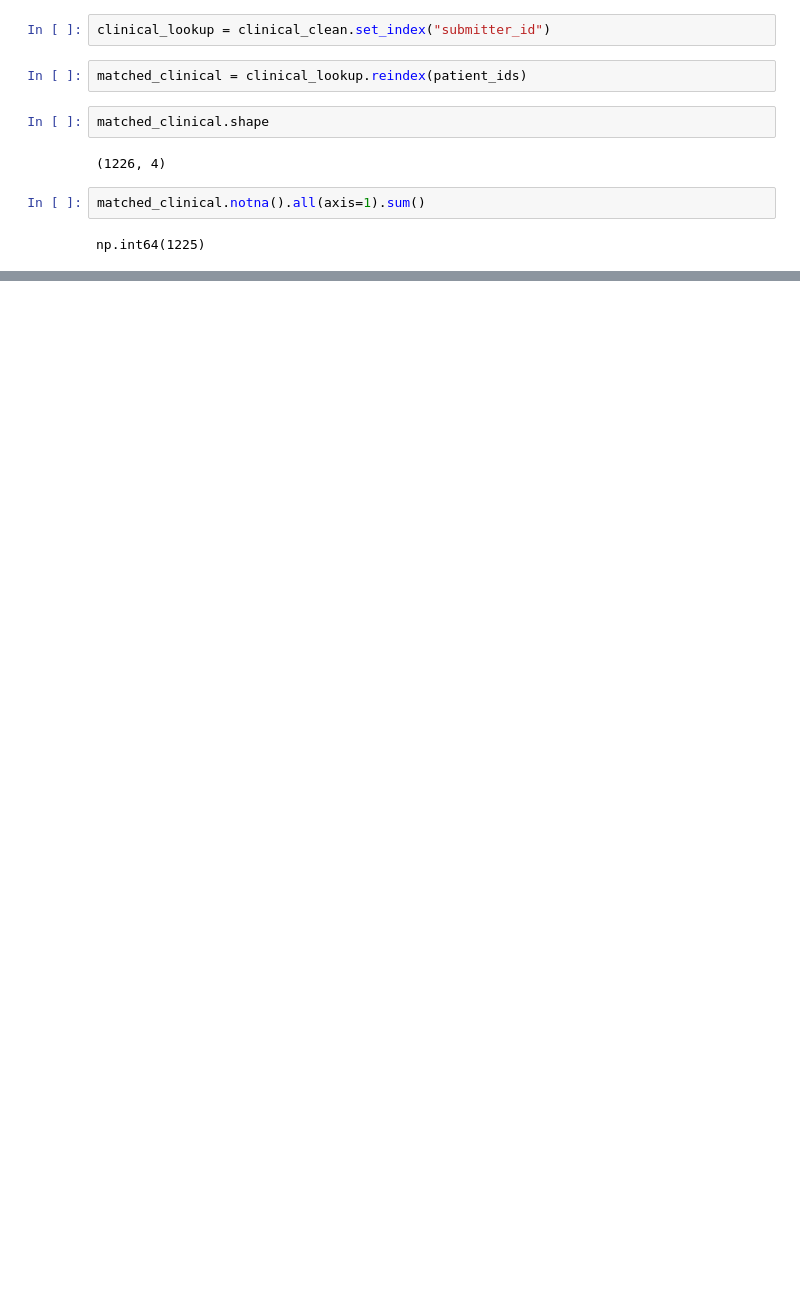
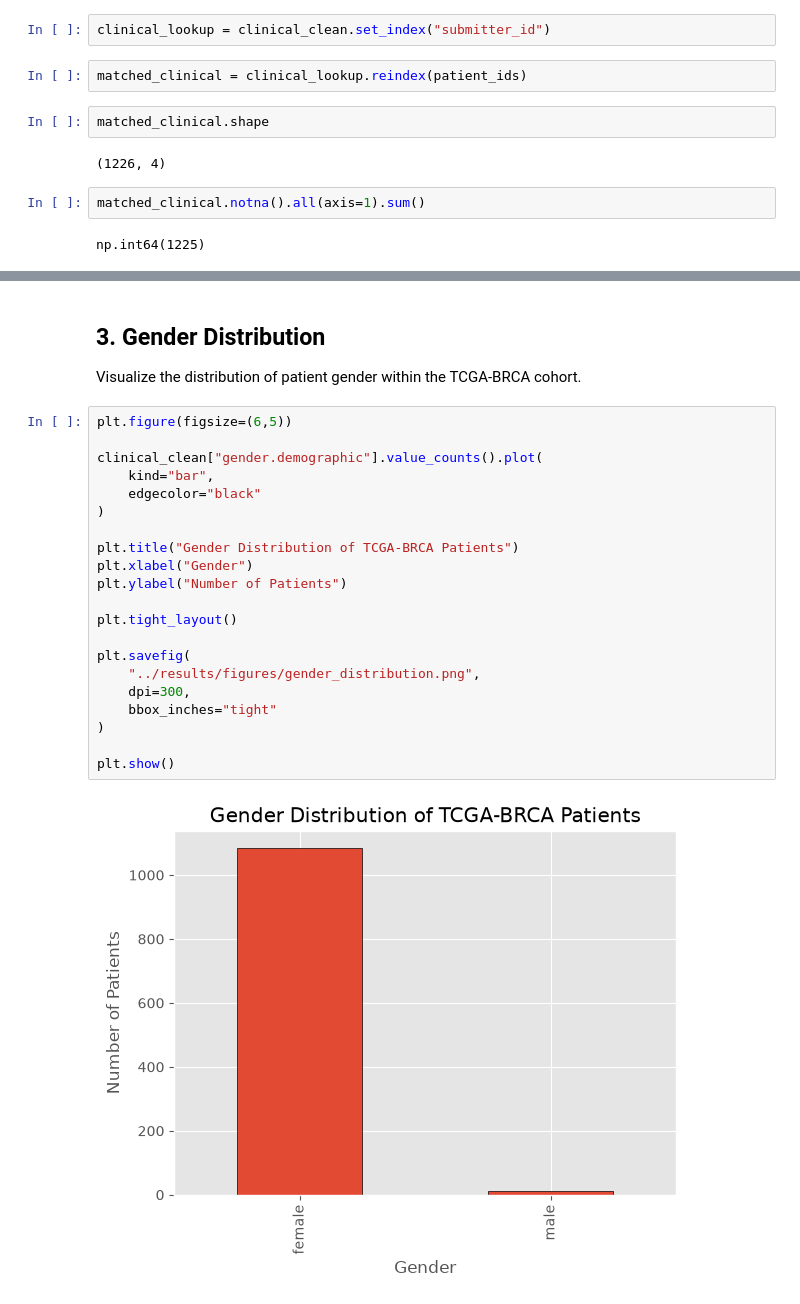
Before and after one commit to palrabheru/tcga-biomarker-discovery, a Jupyter notebook: notebooks/biomarker_analysis.ipynb, the cells around one changed output, grey strips where cells are left out. Saved outputs shown, nothing was run; the diff lists cells and outputs as text; blank space fills up the shorter version.

```diff
--- a/notebooks/biomarker_analysis.ipynb
+++ b/notebooks/biomarker_analysis.ipynb
@@ -395,0 +454,27 @@ np.int64(1225)
+# %% [markdown]
+## 3. Gender Distribution
+
+Visualize the distribution of patient gender within the TCGA-BRCA cohort.
+# %%
+plt.figure(figsize=(6,5))
+
+clinical_clean["gender.demographic"].value_counts().plot(
+    kind="bar",
+    edgecolor="black"
+)
+
+plt.title("Gender Distribution of TCGA-BRCA Patients")
+plt.xlabel("Gender")
+plt.ylabel("Number of Patients")
+
+plt.tight_layout()
+
+plt.savefig(
+    "../results/figures/gender_distribution.png",
+    dpi=300,
+    bbox_inches="tight"
+)
+
+plt.show()
+# %% [output]
+[figure, added]
```
Also changed, not shown: parts of 28 cells of this notebook, 7 other files.
